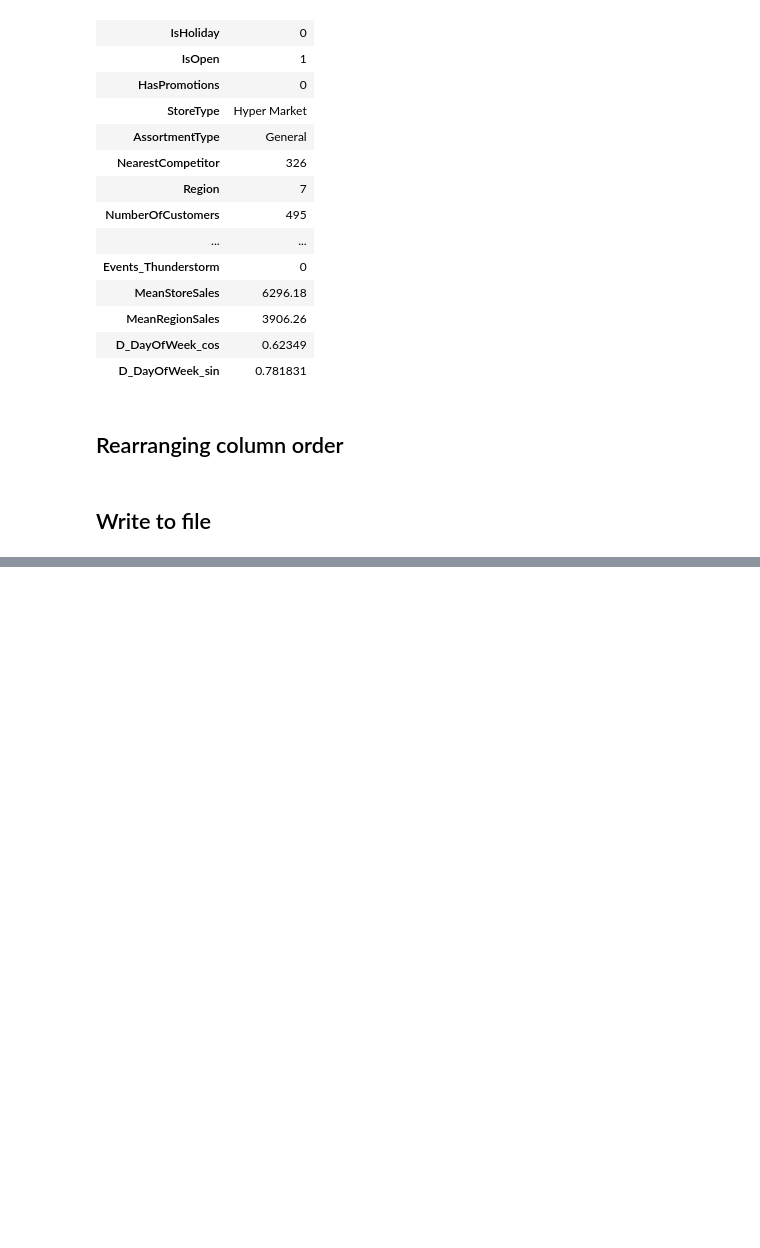
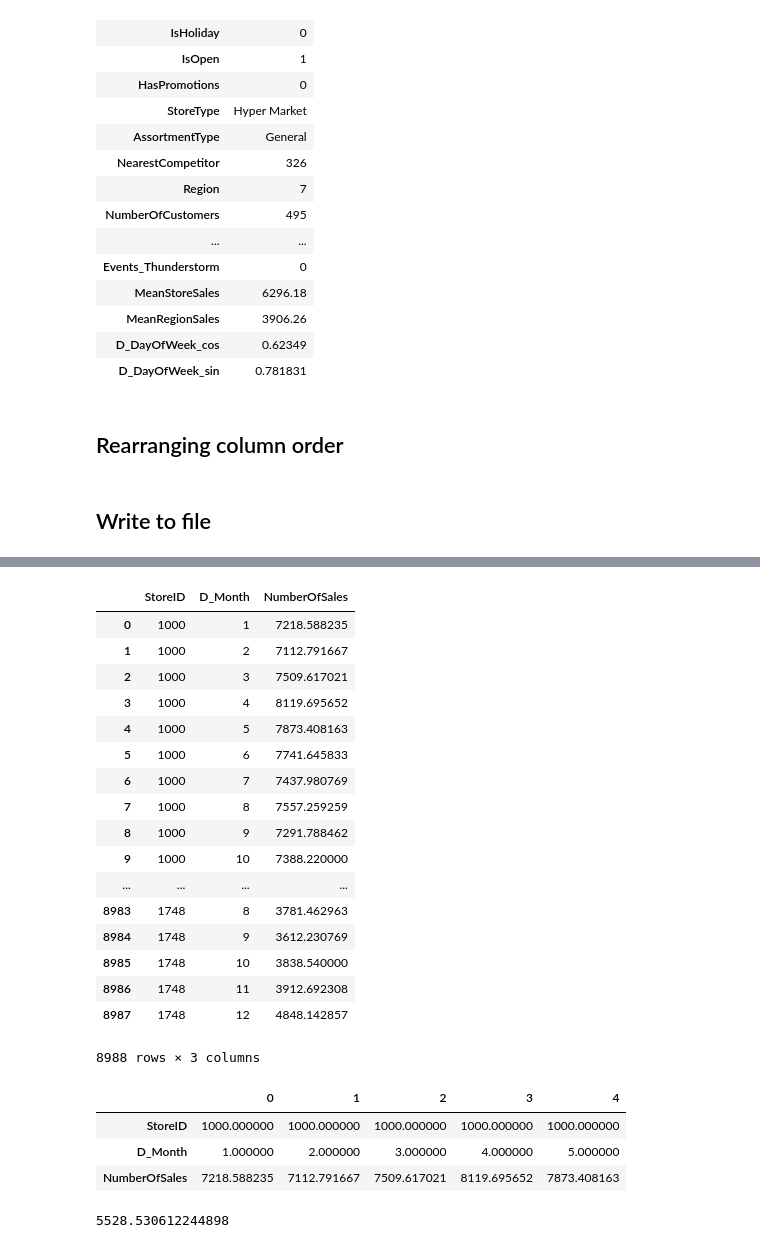
Before and after one commit to mirkomantovani/DMTM-project-BIP, a Jupyter notebook: 3.3_Prepr_train_features_extraction.ipynb, the cells around one changed output, grey strips where cells are left out. Saved outputs shown, nothing was run; the diff lists cells and outputs as text; code cells hidden in the pictures; blank space fills up the shorter version.

Commit message:
Tested new feature: mean sales per month

```diff
--- a/3.3_Prepr_train_features_extraction.ipynb
+++ b/3.3_Prepr_train_features_extraction.ipynb
@@ -134,0 +148,35 @@ df.to_csv('./dataset/preprocessed_train.csv', index=False)
+# %%
+dfmean
+# %% [output]
+|  | StoreID | D_Month | NumberOfSales |
+| 0 | 1000 | 1 | 7218.588235 |
+| 1 | 1000 | 2 | 7112.791667 |
+| 2 | 1000 | 3 | 7509.617021 |
+| 3 | 1000 | 4 | 8119.695652 |
+| 4 | 1000 | 5 | 7873.408163 |
+| 5 | 1000 | 6 | 7741.645833 |
+| 6 | 1000 | 7 | 7437.980769 |
+| 7 | 1000 | 8 | 7557.259259 |
+| 8 | 1000 | 9 | 7291.788462 |
+| 9 | 1000 | 10 | 7388.220000 |
+| ... | ... | ... | ... |
+| 8983 | 1748 | 8 | 3781.462963 |
+| 8984 | 1748 | 9 | 3612.230769 |
+| 8985 | 1748 | 10 | 3838.540000 |
+| 8986 | 1748 | 11 | 3912.692308 |
+| 8987 | 1748 | 12 | 4848.142857 |
+8988 rows × 3 columns
+# %%
+dfmean = dfmean.reset_index()
+dfmean.head().T
+# %% [output]
+|  | 0 | 1 | 2 | 3 | 4 |
+| StoreID | 1000.000000 | 1000.000000 | 1000.000000 | 1000.000000 | 1000.000000 |
+| D_Month | 1.000000 | 2.000000 | 3.000000 | 4.000000 | 5.000000 |
+| NumberOfSales | 7218.588235 | 7112.791667 | 7509.617021 | 8119.695652 | 7873.408163 |
+# %%
+store=1003
+m=5
+dfmean[(dfmean.StoreID ==store) & (dfmean.D_Month ==m)]['NumberOfSales'][(store-1000)*12+m-1]
+# %% [output]
+5528.530612244898
```
Also changed, not shown: parts of 7 cells of this notebook.
